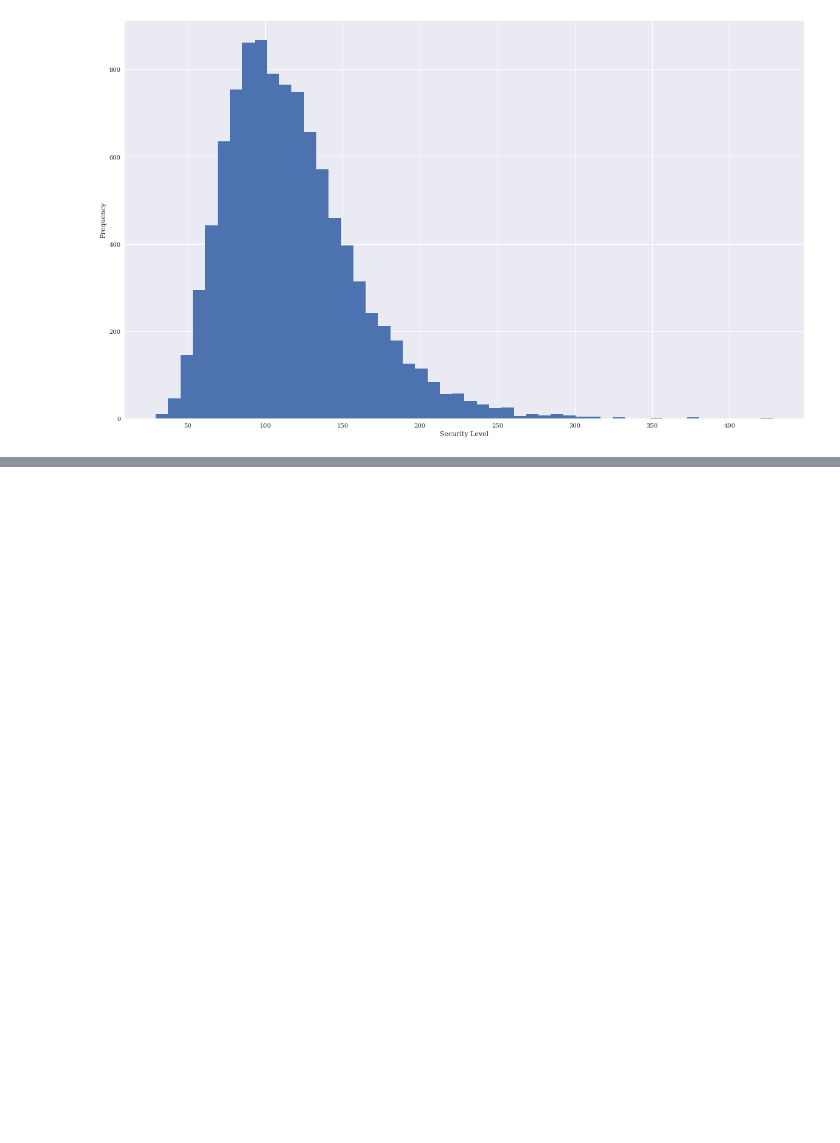
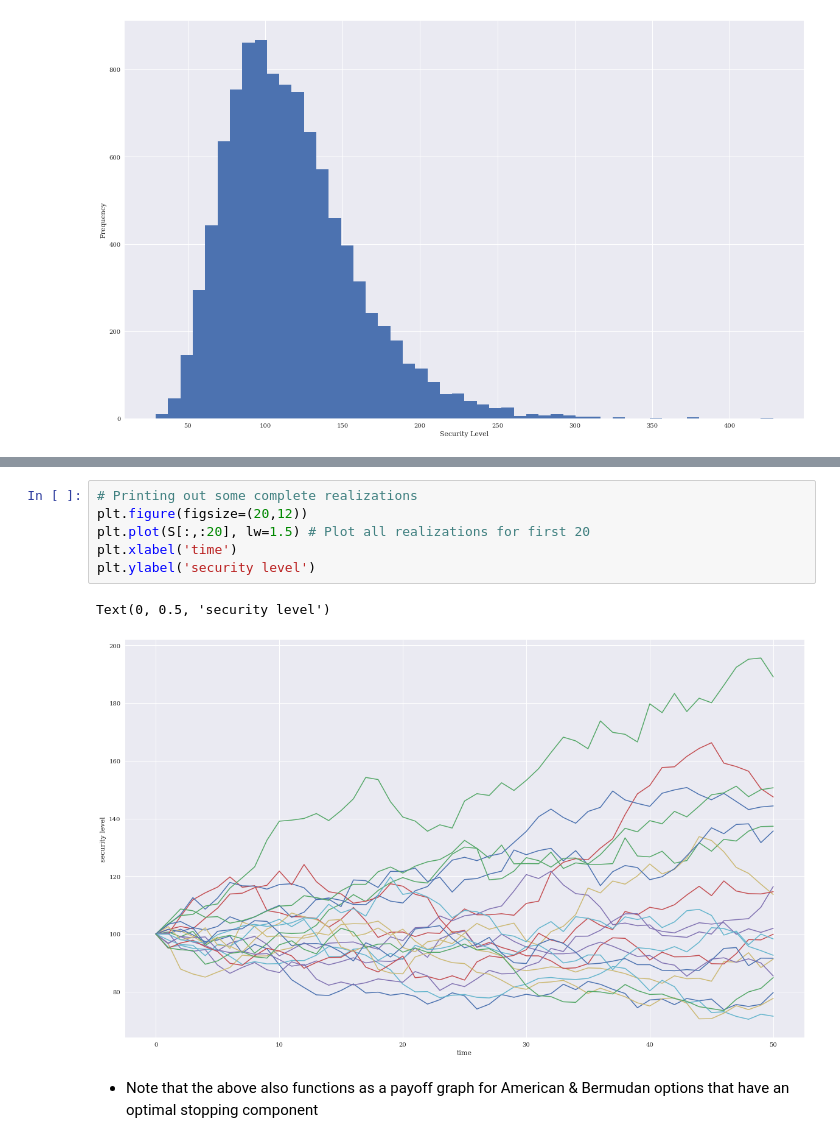
Before and after one commit to thomasmurphycodes/PythonForFinance, a Jupyter notebook: notebooks/Chapter 12 - Stochastics.ipynb, the cells around one changed output, grey strips where cells are left out. Drawn from its saved outputs; the diff is of its cells as text; blank space fills up the shorter version.

```diff
--- a/notebooks/Chapter 12 - Stochastics.ipynb
+++ b/notebooks/Chapter 12 - Stochastics.ipynb
@@ -119,0 +155,11 @@ Text(0, 0.5, 'Frequency')
+# %%
+# Printing out some complete realizations
+plt.figure(figsize=(20,12))
+plt.plot(S[:,:20], lw=1.5) # Plot all realizations for first 20
+plt.xlabel('time')
+plt.ylabel('security level')
+# %% [output]
+Text(0, 0.5, 'security level')
+[figure, added]
+# %% [markdown]
+* Note that the above also functions as a payoff graph for American & Bermudan options that have an optimal stopping component
```
Also changed, not shown: parts of 4 cells of this notebook.
